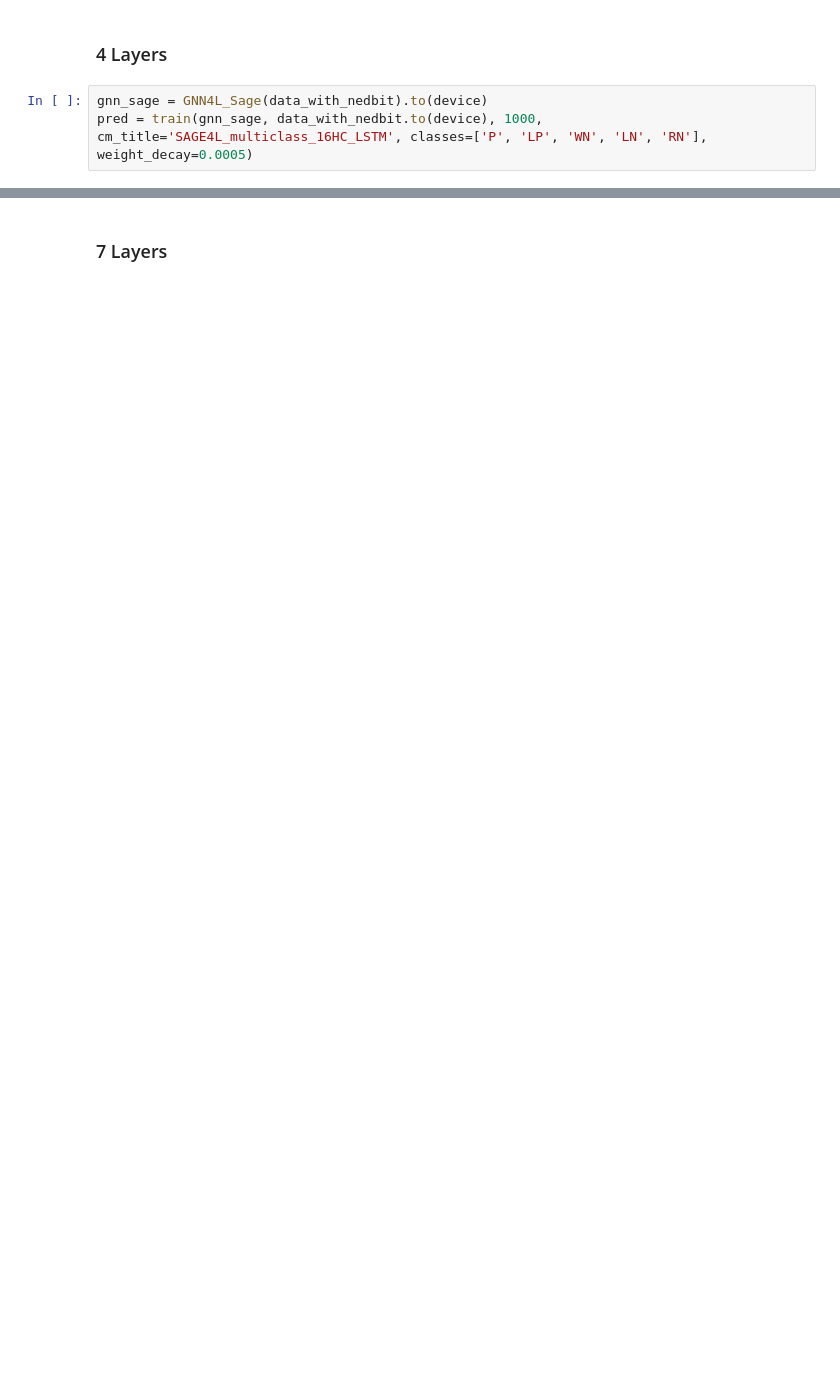
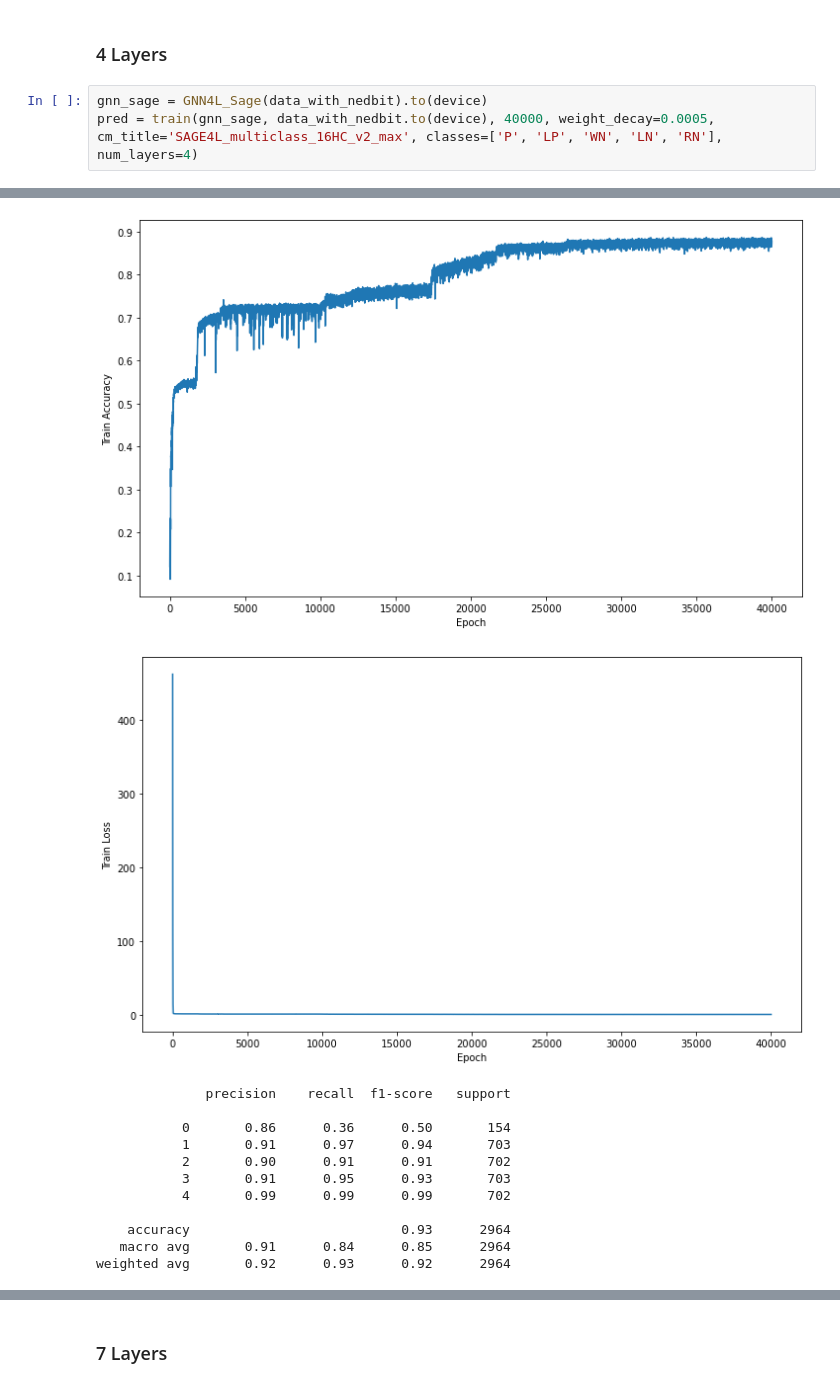
Before and after one commit to GiDeCarlo/XGDAG, a Jupyter notebook: Malignant_neoplasm_of_breast_Sage_multiclass.ipynb, the cells around one changed output, grey strips where cells are left out. Drawn from its saved outputs; the diff is of its cells as text; blank space fills up the shorter version.

```diff
--- a/Malignant_neoplasm_of_breast_Sage_multiclass.ipynb
+++ b/Malignant_neoplasm_of_breast_Sage_multiclass.ipynb
@@ -318,4 +383,5 @@ plt.show()
 ### 4 Layers
 # %%
 gnn_sage = GNN4L_Sage(data_with_nedbit).to(device)
-pred = train(gnn_sage, data_with_nedbit.to(device), 1000, cm_title='SAGE4L_multiclass_16HC_LSTM', classes=['P', 'LP', 'WN', 'LN', 'RN'], weight_decay=0.0005)
+pred = train(gnn_sage, data_with_nedbit.to(device), 40000, weight_decay=0.0005, cm_title='SAGE4L_multiclass_16HC_v2_max', classes=['P', 'LP', 'WN', 'LN', 'RN'], num_layers=4)
+# %% [output]
@@ -321,0 +405,13 @@ pred = train(gnn_sage, data_with_nedbit.to(device), 1000, cm_title='SAGE4L_multi
+[figure, added]
+[figure, added]
+              precision    recall  f1-score   support
+
+           0       0.86      0.36      0.50       154
+           1       0.91      0.97      0.94       703
+           2       0.90      0.91      0.91       702
+           3       0.91      0.95      0.93       703
+           4       0.99      0.99      0.99       702
+
+    accuracy                           0.93      2964
+   macro avg       0.91      0.84      0.85      2964
+weighted avg       0.92      0.93      0.92      2964
```
Also changed, not shown: parts of 8 cells of this notebook, 15 other files.
